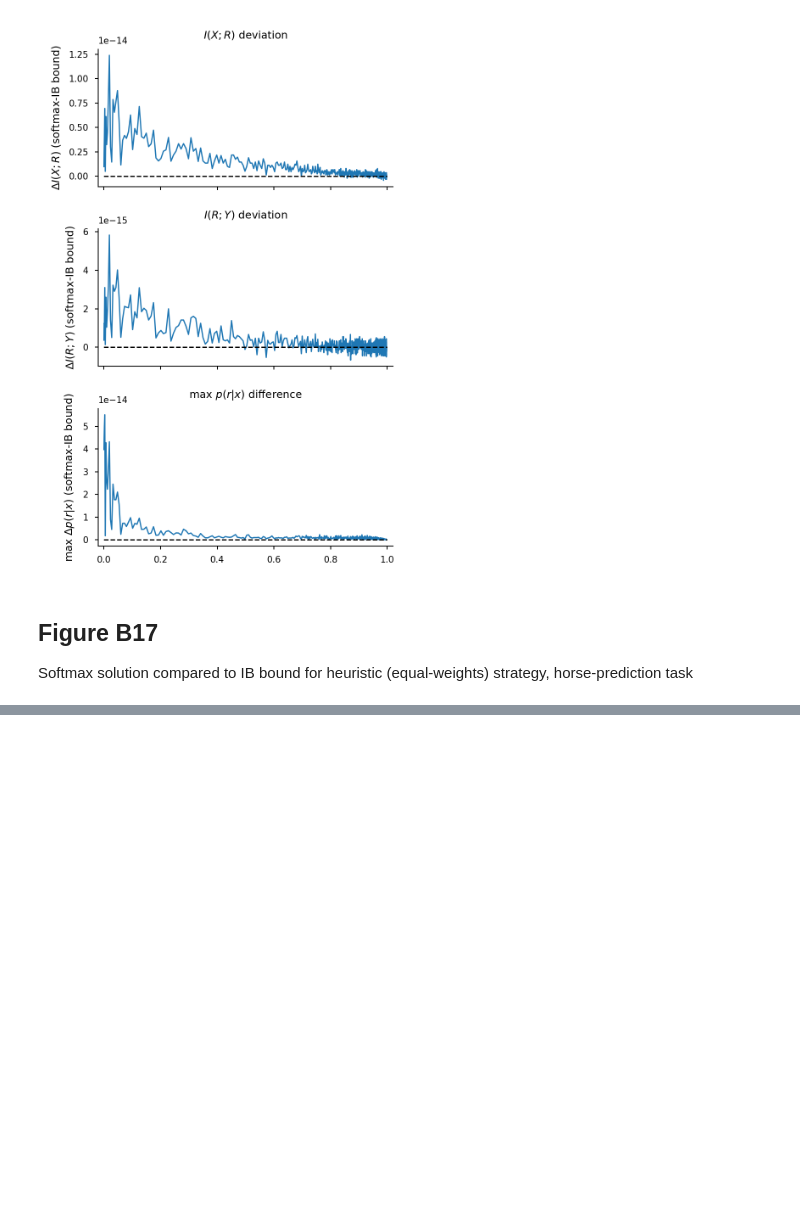
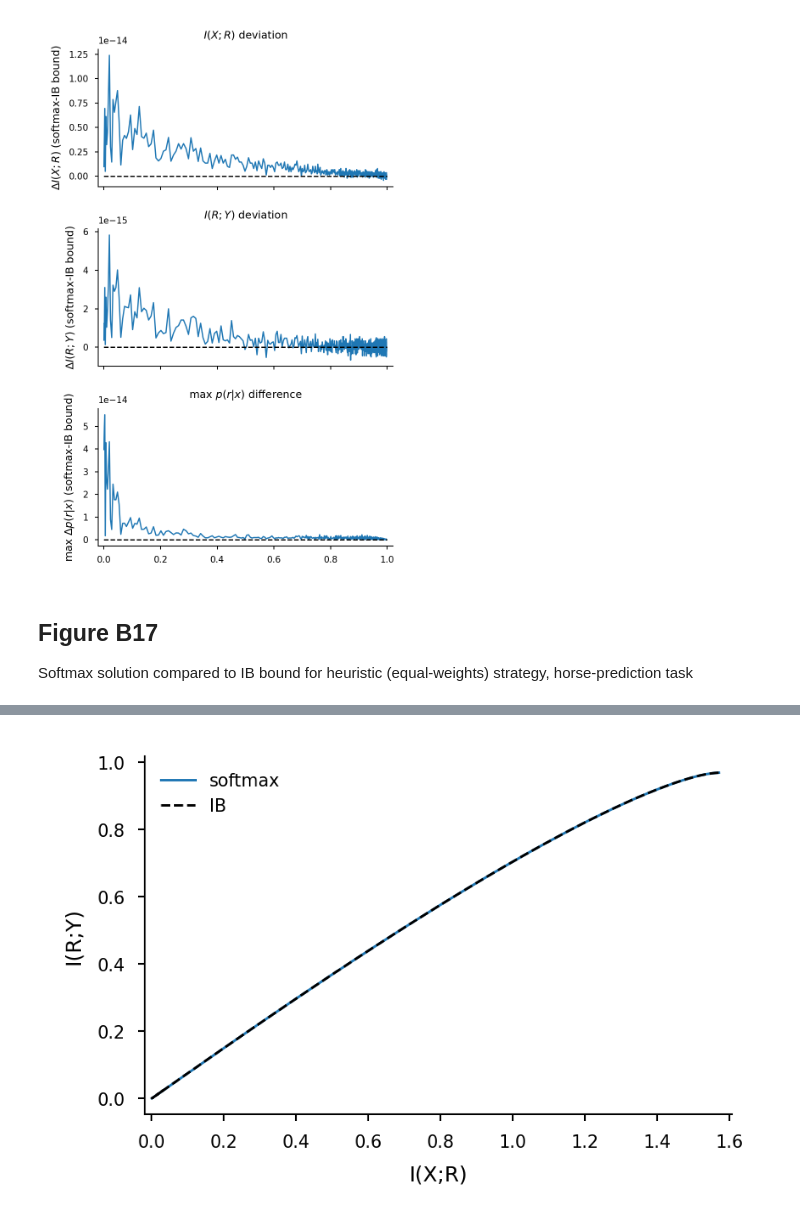
Before and after one commit to jacobaparker/human-inference-IB, a Jupyter notebook: mathappendix_analyses_figures.ipynb, the cells around one changed output, grey strips where cells are left out. Cells and saved outputs as stored; diff of their text form; code cells hidden in the pictures; blank space fills up the shorter version.

```diff
--- a/mathappendix_analyses_figures.ipynb
+++ b/mathappendix_analyses_figures.ipynb
@@ -434,0 +396,30 @@ savefig(fig, 'FigureB17/horses_heuristic_IB-bound_comparison')
+# %%
+import itertools
+
+h_=0.98
+h1_=(1-h_)/2
+p0_=0.7
+p1_=(1-p0_)/2
+P0=np.array([[1],[1],[1]])/3
+
+p_Y_ = np.array([[1, 1, 1]]) / 3
+
+H_ = np.array([
+    [h_, h1_, h1_],
+    [h1_, h_, h1_],
+    [h1_, h1_, h_]])
+E_ = np.array([
+    [p0_, p1_, p1_],
+    [p1_, p0_, p1_],
+    [p1_, p1_, p0_]
+])
+
+X = np.array([seq for seq in itertools.product([0,1,2],repeat=7)])
+p_XgY = utils.P_beads_g_jar(X,E_,H_)
+
+softmax_curve, IB_bound_randinit, IB_bound_softmaxinit = get_beta_matched_bounds(p_XgY,p_Y_,N_b=N_b_ib,max_b=max_b_ib,iterlimit=IB_iterlimit,N_threads=N_threads,base_seed=209,enforce_monotonic=False)
+# %%
+fig, axs = IB_bound_comparison_plot(softmax_curve, IB_bound_softmaxinit)
+savefig(fig, 'FigureB18/three-jar-beads_fully-opt_IB-bound_comparison')
+# %% [output]
+[figure, added]
```
Also changed, not shown: parts of 18 cells of this notebook, 14 other files.
